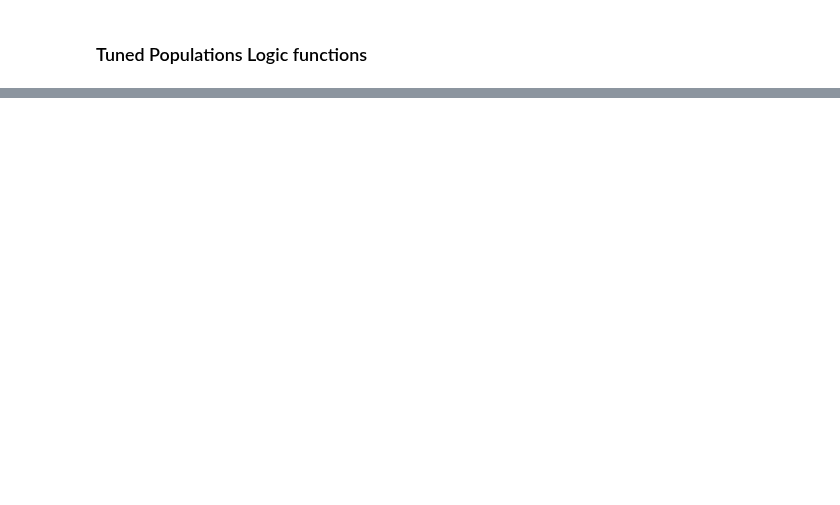
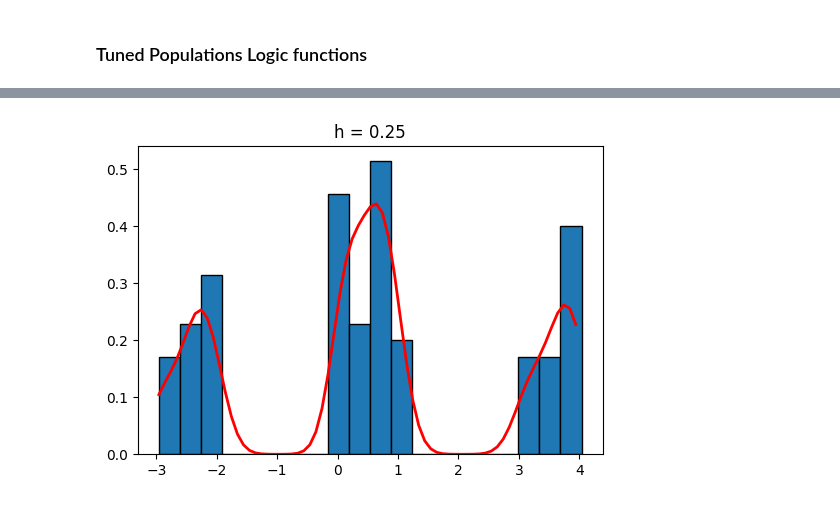
Before and after one commit to humancompatible/interconnect, a Jupyter notebook: examples/basic_simulation_ReLU.ipynb, the cells around one changed output, grey strips where cells are left out. Cells and saved outputs as stored; diff of their text form; code cells hidden in the pictures; blank space fills up the shorter version.

```diff
--- a/examples/basic_simulation_ReLU.ipynb
+++ b/examples/basic_simulation_ReLU.ipynb
@@ -240,0 +224,6 @@ refsig.outputValue, agg1.outputValue, cont.outputValue, pop1.outputValue, agg2.o
+# %%
+from humancompatible.interconnect.simulators.distribution import Distribution
+dist = Distribution(sim_class=Sim, reference_signal=4.0, iterations=200, samples=100)
+distribution1 = dist.get_distribution(h=0.25)
+# %% [output]
+[figure, added]
```
Also changed, not shown: parts of 22 cells of this notebook, 1 other file.
